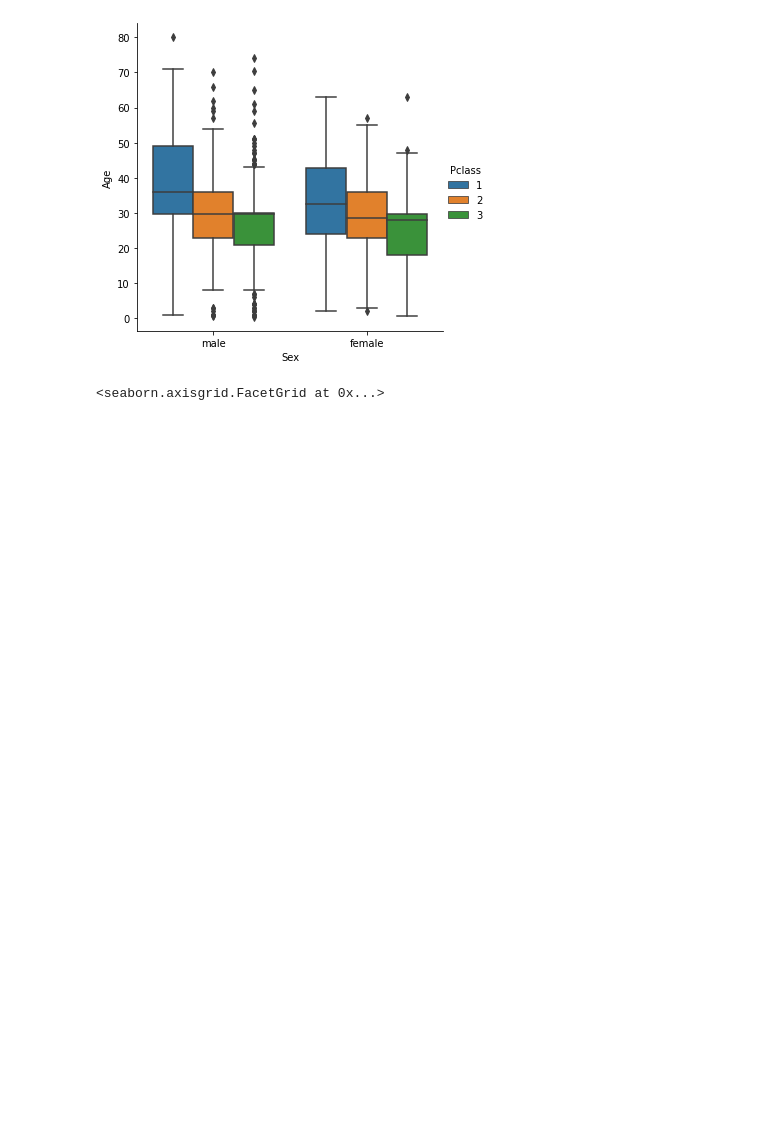
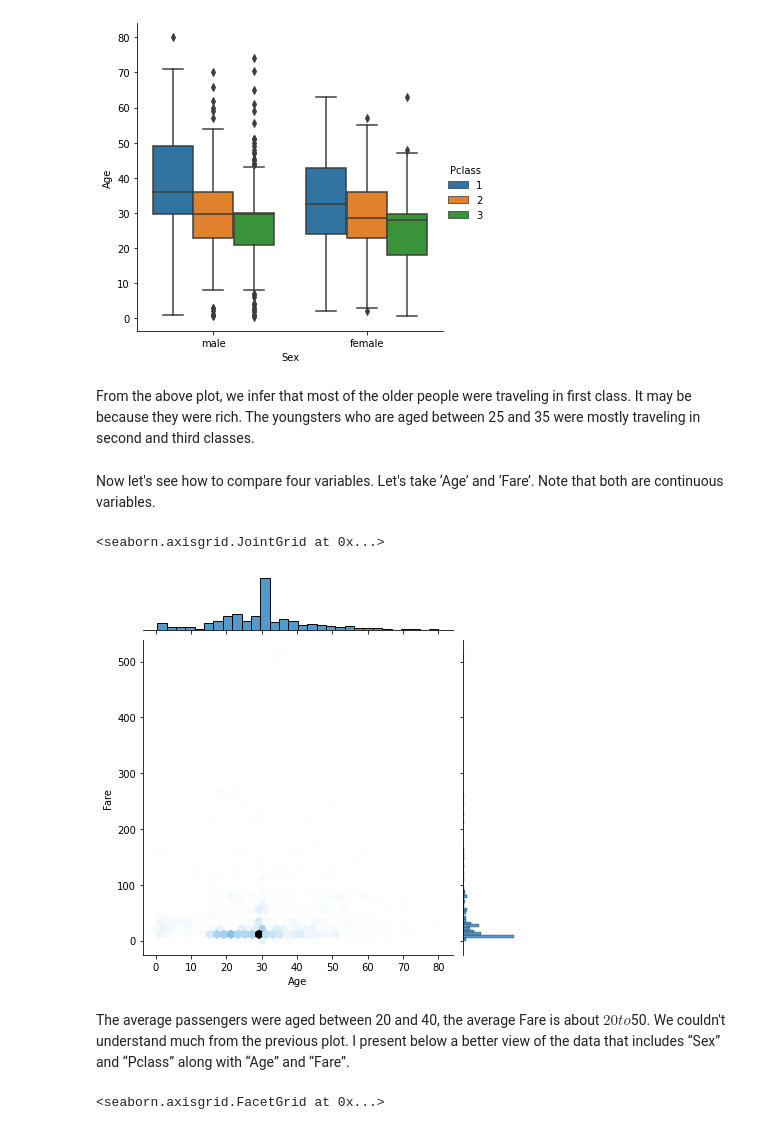
Before and after one commit to baraaali/Data-Analysis, a Jupyter notebook: exploratory-data-analysis-of-titanic-survival.ipynb, the cells around one changed output. Drawn from its saved outputs; the diff is of its cells as text; code cells hidden in the pictures; blank space fills up the shorter version.

```diff
--- a/exploratory-data-analysis-of-titanic-survival.ipynb
+++ b/exploratory-data-analysis-of-titanic-survival.ipynb
@@ -288,6 +351,17 @@ sns.catplot(x='Sex',y='Age',data= train ,hue='Pclass',kind ="box" )
 # %% [output]
 <seaborn.axisgrid.FacetGrid at 0x...>
 [figure]
+# %% [markdown]
+From the above plot, we infer that most of the older people were traveling in first class. It may be because they were rich. The youngsters who are aged between 25 and 35 were mostly traveling in second and third classes.
+# %% [markdown]
+Now let's see how to compare four variables. Let's take ‘Age’ and ‘Fare’. Note that both are continuous variables.
+# %%
+sns.jointplot(x='Age', y='Fare', data=train, kind='hex')
+# %% [output]
+<seaborn.axisgrid.JointGrid at 0x...>
+[figure, added]
+# %% [markdown]
+The average passengers were aged between 20 and 40, the average Fare is about $20 to $50. We couldn't understand much from the previous plot. I present below a better view of the data that includes “Sex” and “Pclass” along with “Age” and “Fare”.
 # %%
 sns.relplot(x= 'Age' ,y= 'Fare' ,data=train ,row= 'Sex' ,col='Pclass')
 # %% [output]
```
Also changed, not shown: parts of 29 cells of this notebook.
